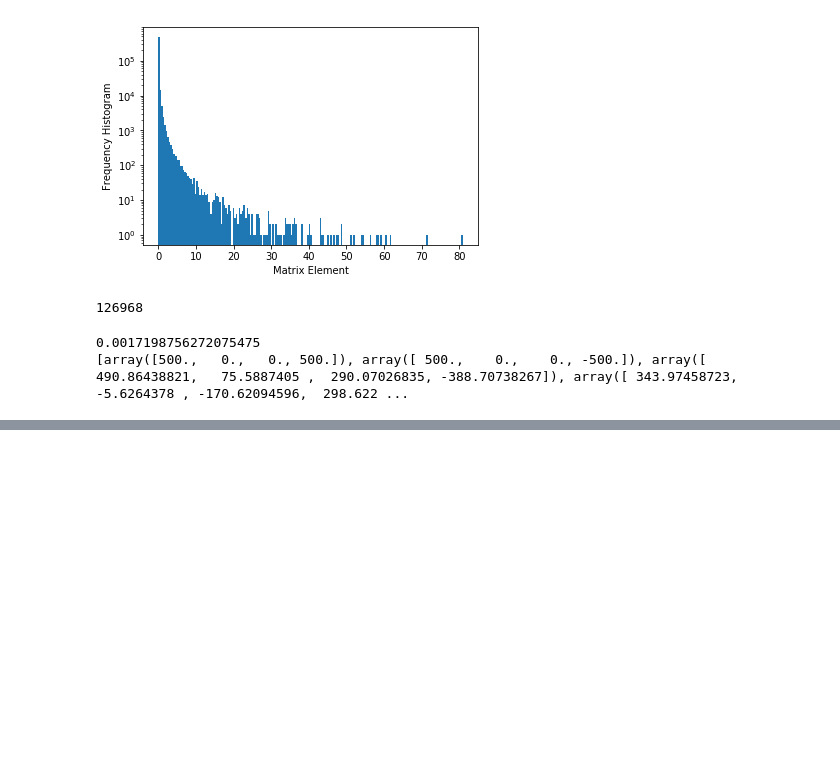
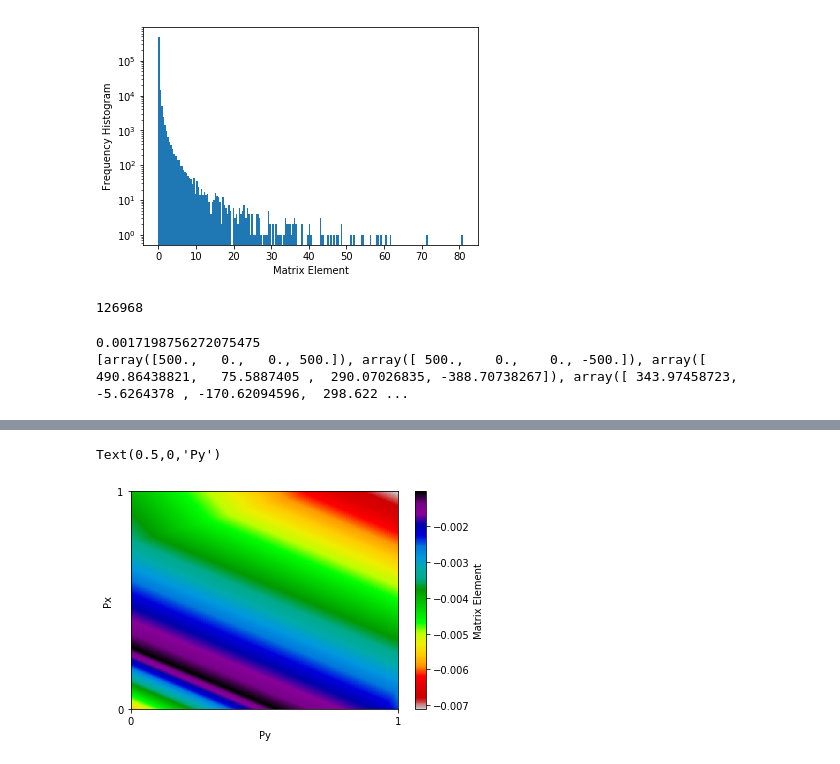
Before and after one commit to miarobin/Level4Project, a Jupyter notebook: DataStatistics.ipynb, the cells around one changed output, grey strips where cells are left out. Saved outputs shown, nothing was run; the diff lists cells and outputs as text; code cells hidden in the pictures; blank space fills up the shorter version.

```diff
--- a/DataStatistics.ipynb
+++ b/DataStatistics.ipynb
@@ -24,3 +26,17 @@ print(momentum[np.argmin(me)])
 # %% [output]
 0.0017198756272075475
 [array([500.,   0.,   0., 500.]), array([ 500.,    0.,    0., -500.]), array([ 490.86438821,   75.5887405 ,  290.07026835, -388.70738267]), array([ 343.97458723,   -5.6264378 , -170.62094596,  298.622 ...
+# %%
+def data_preprocessing_csv(me_filename, mom_filename, frac=1):
+    ##Data Aquisition
+    me_raw = np.loadtxt(me_filename)[:,0] #Matrix elements
+    mom_raw = np.loadtxt(mom_filename) #4-momenta of inputs
+    print(me_raw[:5])
+    print(mom_raw[:5])
+
+    me=me_raw[:int(frac*len(me_raw))]
+    mom=mom_raw[:int(frac*len(mom_raw))]
+
+    return(me, mom)
+# %%
+me, mom = data_preprocessing_csv('NLO_2_MG/me_2Jet_1000000.csv','NLO_2_MG/mom_2Jet_1000000.csv')
@@ -26,0 +55,27 @@ print(momentum[np.argmin(me)])
+# %%
+x1 = mom[:, 1]
+x2 = mom[:, 2]
+
+x1i = np.linspace(0, 1, 500) #x1 coordinates
+x2i = np.linspace(0, 1, 500) #x2 coordinates
+X1i, X2i = np.meshgrid(x1i, x2i) #2d regularly spaced grid of coordinates.
+# %%
+#Value at grid coordinate is mapped to the nearest actual datapoint.
+grid = griddata((x1, x2), me, (X1i, X2i), method='linear')
+# %%
+fig, ax = plt.subplots()
+im = ax.pcolor(grid, cmap = 'nipy_spectral_r') #color map of coord grid
+cbar = ax.figure.colorbar(im)
+cbar.set_label('Matrix Element')
+
+ax.set_xticks([0, 500])
+ax.set_xticklabels([0, 1])
+ax.set_yticks([0, 500])
+ax.set_yticklabels([0, 1])
+
+
+ax.set_ylabel('Px')
+ax.set_xlabel('Py')
+# %% [output]
+Text(0.5,0,'Py')
+[figure, added]
```
Also changed, not shown: parts of 2 cells of this notebook, 6 other files.
